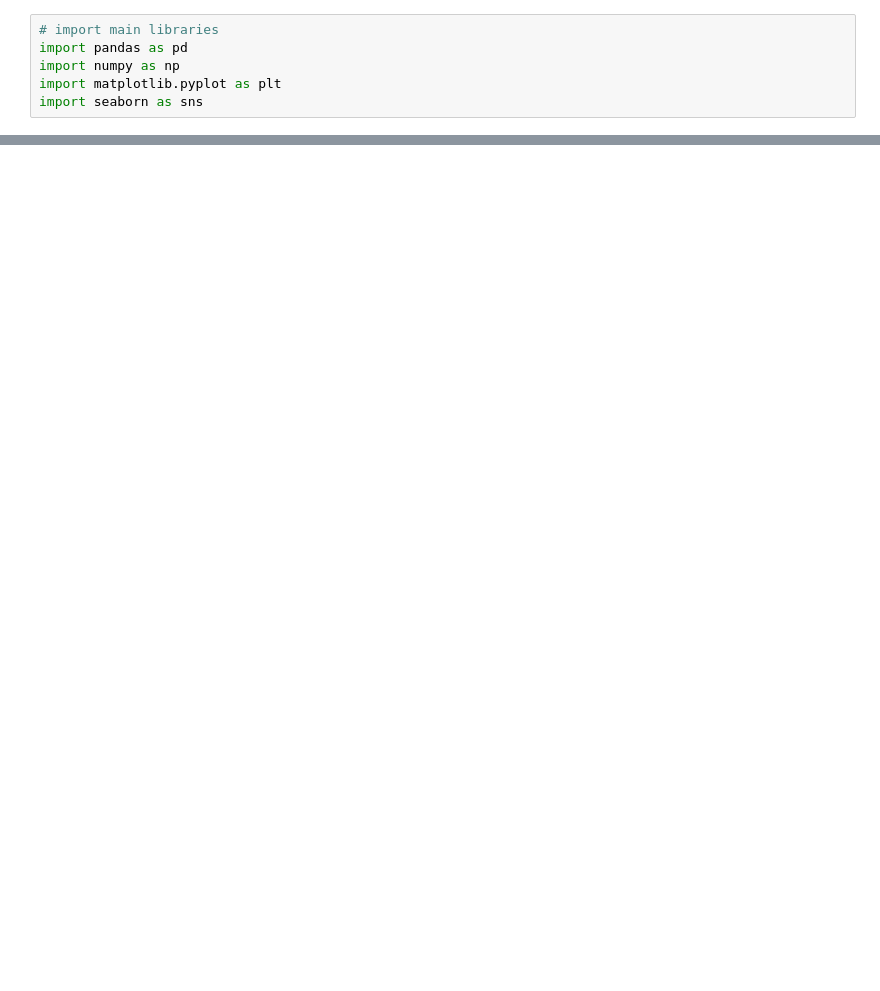
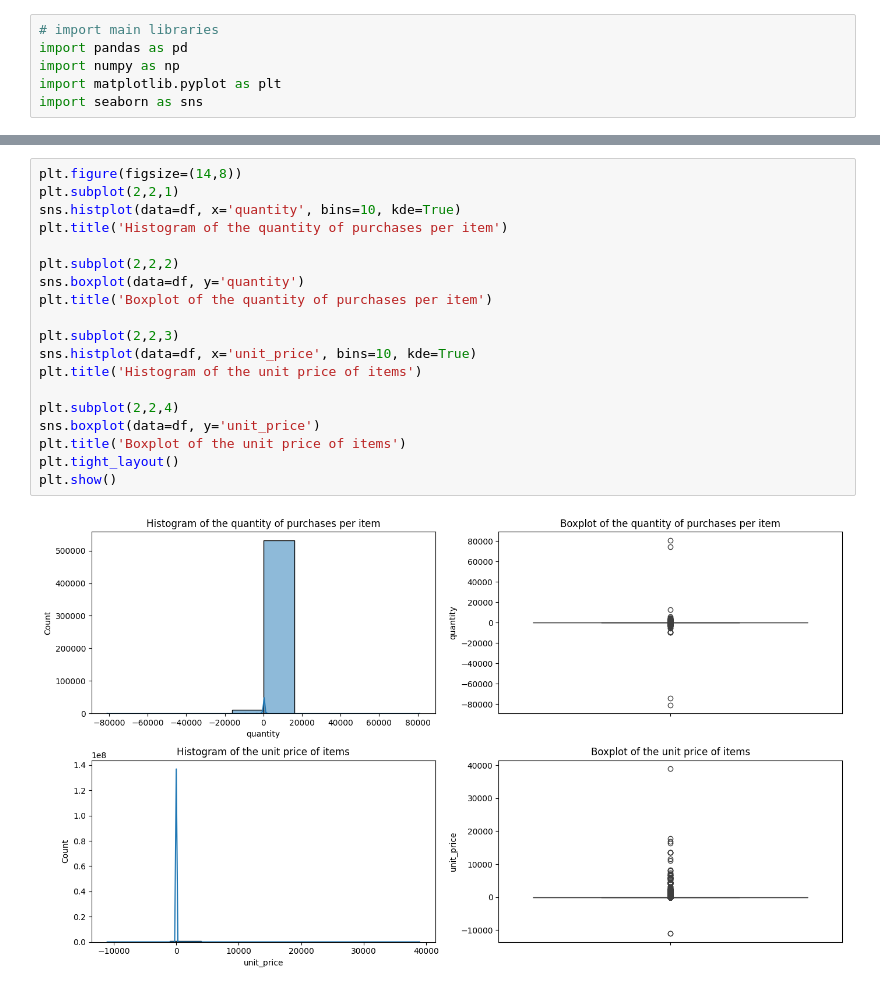
Before and after one commit to zacariasct4/Data_Science_projects, a Jupyter notebook: customer_segmentation/src/main.ipynb, the cells around one changed output, grey strips where cells are left out. Drawn from its saved outputs; the diff is of its cells as text; blank space fills up the shorter version.

```diff
--- a/customer_segmentation/src/main.ipynb
+++ b/customer_segmentation/src/main.ipynb
@@ -29,0 +174,21 @@ df.head()
+# %%
+plt.figure(figsize=(14,8))
+plt.subplot(2,2,1)
+sns.histplot(data=df, x='quantity', bins=10, kde=True)
+plt.title('Histogram of the quantity of purchases per item')
+
+plt.subplot(2,2,2)
+sns.boxplot(data=df, y='quantity')
+plt.title('Boxplot of the quantity of purchases per item')
+
+plt.subplot(2,2,3)
+sns.histplot(data=df, x='unit_price', bins=10, kde=True)
+plt.title('Histogram of the unit price of items')
+
+plt.subplot(2,2,4)
+sns.boxplot(data=df, y='unit_price')
+plt.title('Boxplot of the unit price of items')
+plt.tight_layout()
+plt.show()
+# %% [output]
+[figure, added]
```
Also changed, not shown: parts of 70 cells of this notebook, 1 other file.
